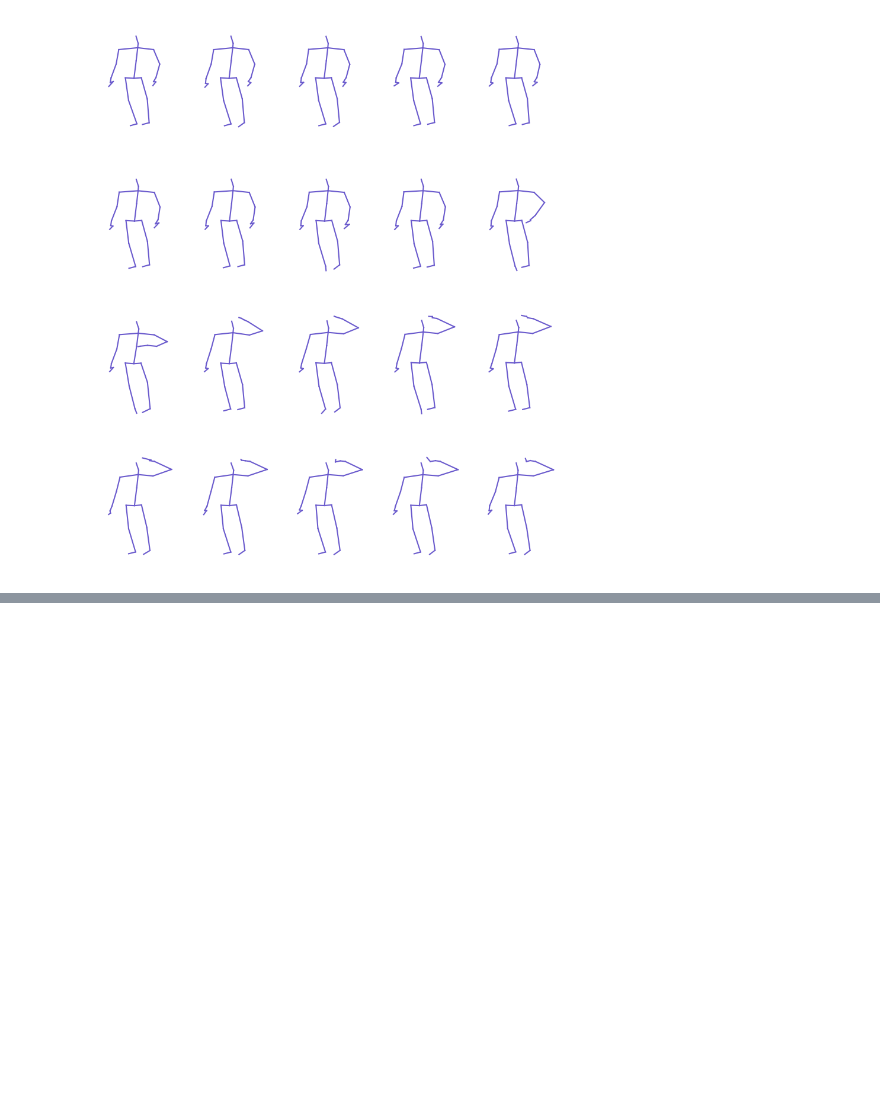
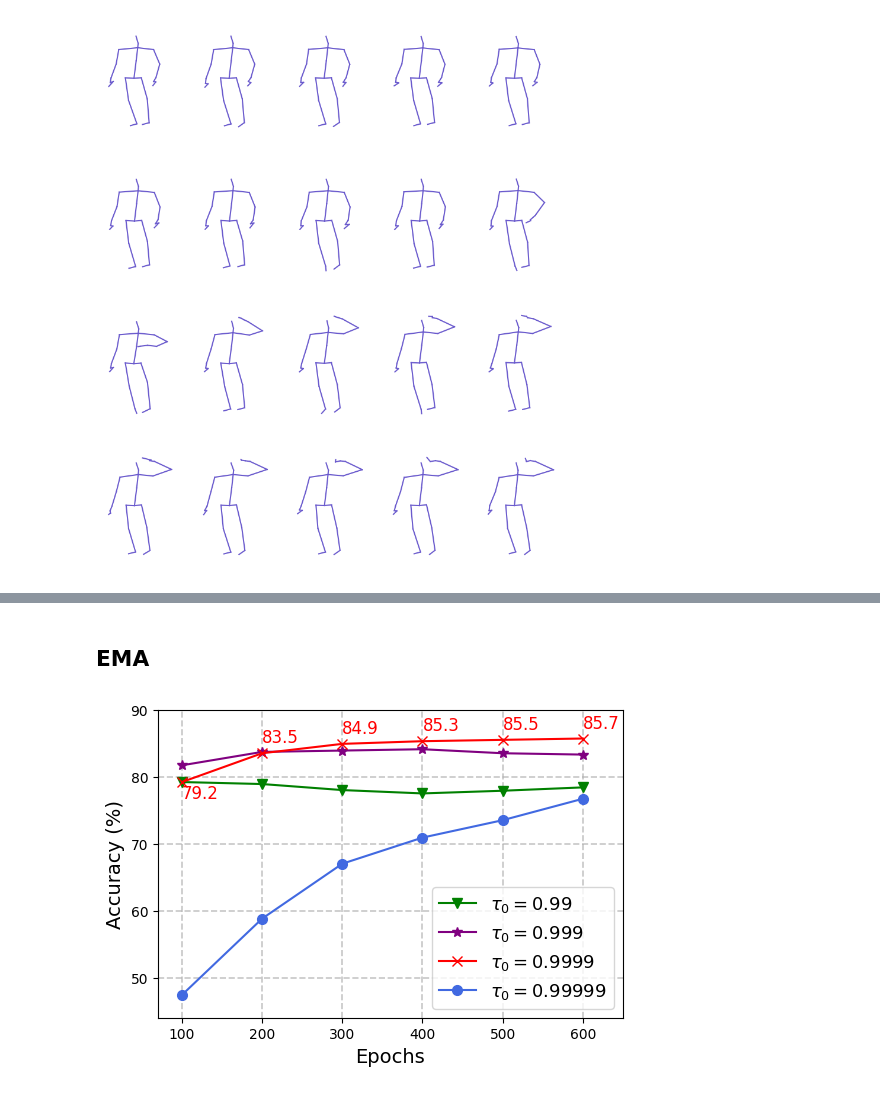
Before and after one commit to Ruizhuo-Xu/SKeleton2vec-code, a Jupyter notebook: visualization.ipynb, the cells around one changed output, grey strips where cells are left out. Cells and saved outputs as stored; diff of their text form; code cells hidden in the pictures; blank space fills up the shorter version.

```diff
--- a/visualization.ipynb
+++ b/visualization.ipynb
@@ -1101,0 +1123,60 @@ skeleton.min()
+# %% [markdown]
+## EMA
+# %%
+
+import matplotlib.pyplot as plt
+import numpy as np
+%matplotlib inline
+
+# 生成示例数据
+# x = np.linspace(0, 10, 100)
+# y1 = np.sin(x)
+# y2 = np.cos(x)
+x = [1, 2, 3, 4, 5, 6]
+_x = [100, 200, 300, 400, 500, 600]
+y1 = [79.2, 83.5, 84.9, 85.3, 85.5, 85.7]
+y2 = [47.4, 58.8, 67.0, 70.9, 73.5, 76.7]
+y3 = [81.7, 83.7, 83.9, 84.1, 83.5, 83.3]
+y4 = [79.2, 78.9, 78.0, 77.5, 77.9, 78.4]
+# y2 = [85.7, 86.1, 86.5, 87.2, 85.7, 85.1, 83.4]
+
+# 创建折线图
+plt.figure(figsize=(6, 4))
+
+# 绘制两条曲线
+plt.plot(x, y4, label=r'$\tau_{0}=0.99$', linestyle='-', marker='v', markersize=7, color='green')
+plt.plot(x, y3, label=r'$\tau_{0}=0.999$', linestyle='-', marker='*', markersize=7, color='purple')
+plt.plot(x, y1, label=r'$\tau_{0}=0.9999$', linestyle='-', marker='x', markersize=7, color='red')
+plt.plot(x, y2, label=r'$\tau_{0}=0.99999$', linestyle='-', marker='o', markersize=7, color='royalblue')
+
+# 添加标题和标签
+# plt.title('Sin(x) and Cos(x) Functions')
+plt.xlabel(r'Epochs', fontdict={'weight': 'normal', 'size': 14})
+plt.ylabel('Accuracy (%)', fontdict={'weight': 'normal', 'size': 14})
+
+# 设置x轴刻度
+plt.xticks(x, _x)
+plt.ylim(44, 90)
+plt.xlim(0.7, 6.5)
+
+for a, b in zip(x[:1], y1[:1]):
+    plt.text(a, b-3, b, ha='left', va='bottom', fontsize=12, color='red')
+for a, b in zip(x[1:], y1[1:]):
+    plt.text(a, b+1, b, ha='left', va='bottom', fontsize=12, color='red')
+# for a, b in zip(x, y2):
+#     plt.text(a, b-3, b, ha='left', va='bottom', fontsize=11)
+# for a, b in zip(x, y3):
+#     plt.text(a, b-3, b, ha='left', va='bottom', fontsize=11)
+# 添加网格线
+plt.grid(True, linestyle='--', alpha=0.7, linewidth=1.2)
+
+# 添加图例
+plt.legend(fontsize=13)
+
+# 保存图像为PDF
+plt.savefig('ema_ablation.pdf', format='pdf')
+
+# 显示图形
+plt.show()
+# %% [output]
+[figure, added]
```
Also changed, not shown: parts of 7 cells of this notebook, 30 other files.
